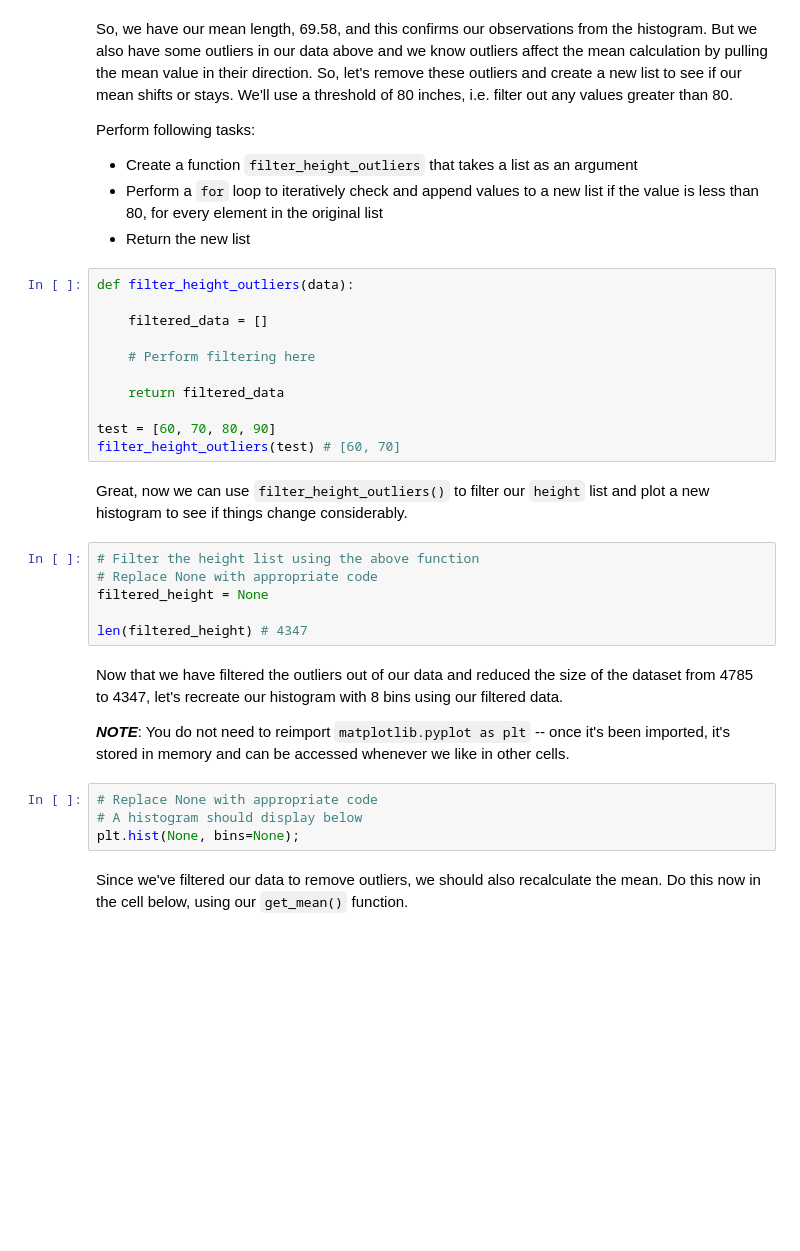
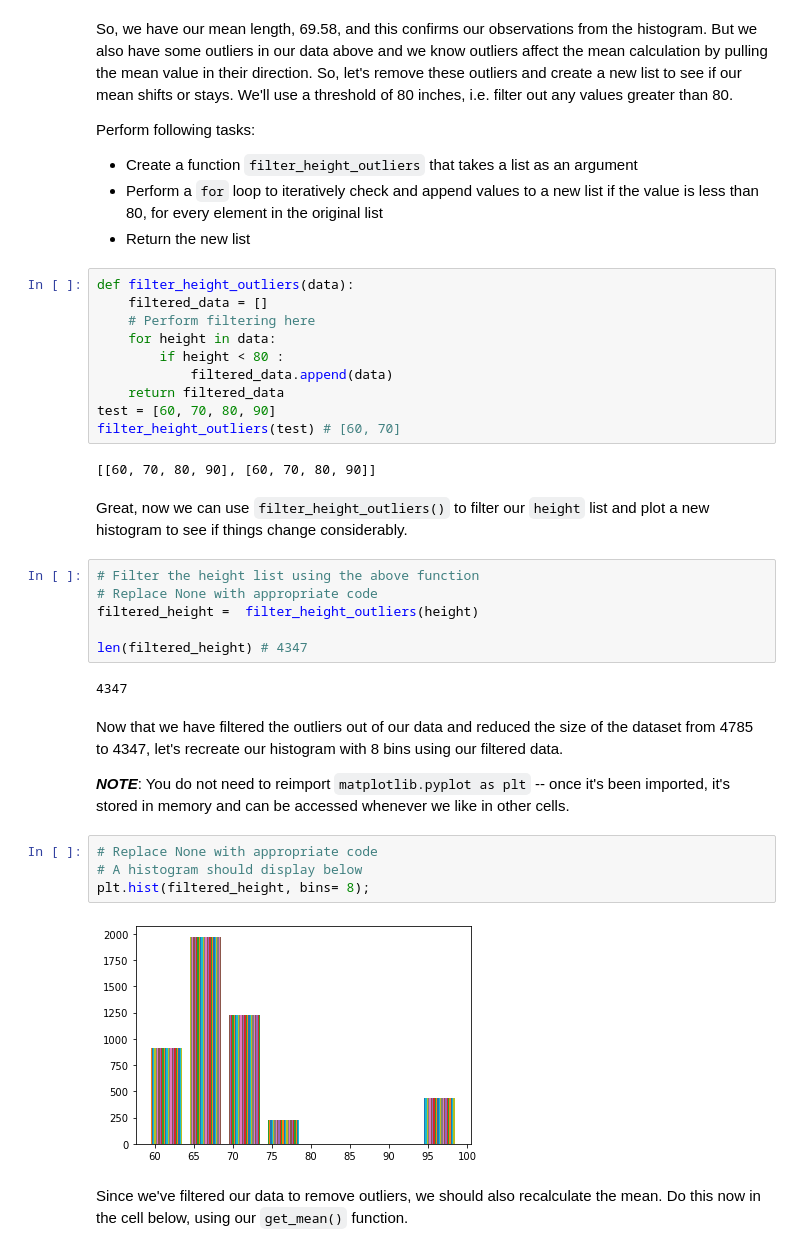
Before and after one commit to shimuli2011/dsc-implementing-statistics-with-functions-lab, a Jupyter notebook: index.ipynb, the cells around one changed output. Saved outputs shown, nothing was run; the diff lists cells and outputs as text; blank space fills up the shorter version.

```diff
--- a/index.ipynb
+++ b/index.ipynb
@@ -125,23 +135,26 @@ Perform following tasks:
 * Return the new list
 # %%
 def filter_height_outliers(data):
-
     filtered_data = []
-
     # Perform filtering here
-
+    for height in data:
+        if height < 80 :
+            filtered_data.append(data)
     return filtered_data
-
 test = [60, 70, 80, 90]
 filter_height_outliers(test) # [60, 70]
+# %% [output]
+[[60, 70, 80, 90], [60, 70, 80, 90]]
 # %% [markdown]
 Great, now we can use `filter_height_outliers()` to filter our `height` list and plot a new histogram to see if things change considerably.
 # %%
 # Filter the height list using the above function
 # Replace None with appropriate code
-filtered_height = None
+filtered_height =  filter_height_outliers(height)
 
 len(filtered_height) # 4347
+# %% [output]
+4347
 # %% [markdown]
 Now that we have filtered the outliers out of our data and reduced the size of the dataset from 4785 to 4347, let's recreate our histogram with 8 bins using our filtered data.
 
@@ -149,6 +162,8 @@ Now that we have filtered the outliers out of our data and reduced the size of t
 # %%
 # Replace None with appropriate code
 # A histogram should display below
-plt.hist(None, bins=None);
+plt.hist(filtered_height, bins= 8);
+# %% [output]
+[figure, added]
 # %% [markdown]
 Since we've filtered our data to remove outliers, we should also recalculate the mean.  Do this now in the cell below, using our `get_mean()` function.
```
Also changed, not shown: parts of 16 cells of this notebook.
